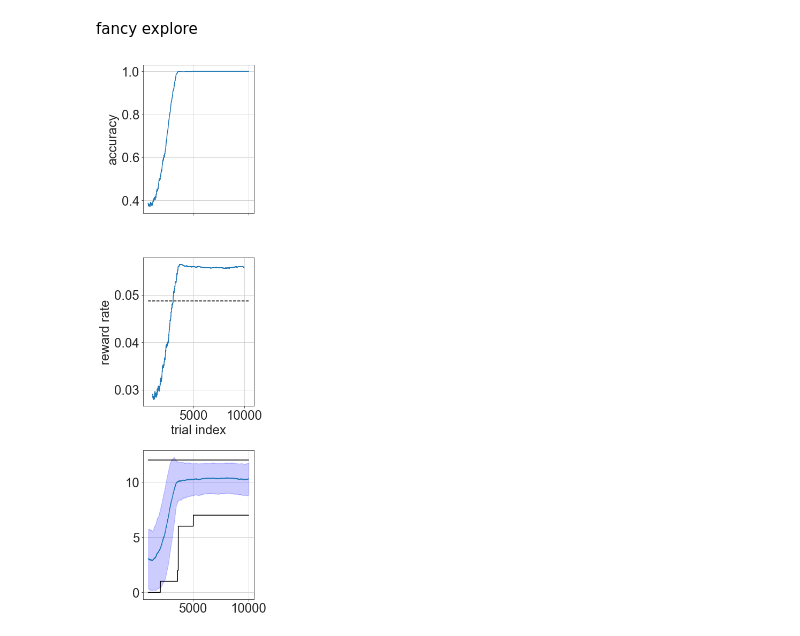
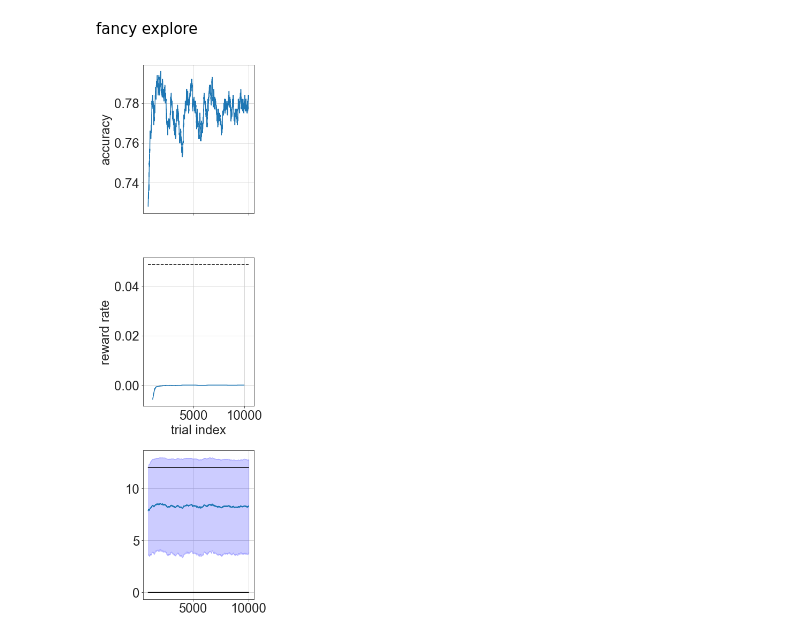
Before and after one commit to amimem/tokens_task, a Jupyter notebook: notebooks/tokens_task_analysis_RL_onerun.ipynb, the cells around one changed output. Cells and saved outputs as stored; diff of their text form; code cells hidden in the pictures.

```diff
--- a/notebooks/tokens_task_analysis_RL_onerun.ipynb
+++ b/notebooks/tokens_task_analysis_RL_onerun.ipynb
@@ -24,43 +24,43 @@ from scipy.interpolate import griddata
 fancy explore
 # %%
 fig,ax=pl.subplots(3,1,figsize=(5,15))
-dataroot='../storage/tokens-v0_terminate_False_q-learning_seed0_20-04-27-23-03-02'
+dataroot='../storage/tokens-v0_terminate_False_q-learning_seed0_20-06-12-05-32-39'
 dataset_name = os.path.basename(dataroot)
 T=11
 
-gamma=1/4
+gamma=3/4
 
 df_sarsa=pd.read_csv(dataroot+'/log.csv',sep=',')
 df_sarsa.trajectory=df_sarsa.trajectory.apply(lambda row: np.asarray([int(x) for x in row[1:-1].split(', ')])) # tarjectory is string, turn it to numpy array
 df_sarsa.rename(columns={'trajectory':'seq'},inplace=True)
 df_sarsa.rename(columns={'choice_made':'nChoiceMade'},inplace=True)
 df_sarsa.rename(columns={'correct_choice':'nCorrectChoice'},inplace=True)
 df_sarsa.rename(columns={'decision_time':'tDecision'},inplace=True)
 df_sarsa_copy = df_sarsa.copy()
 df_sarsa.seq=df_sarsa.seq.apply(lambda row: np.diff(row)) # difference between consecutive elements, show we went left or right at each timestep
 df_sarsa['reward']=(df_sarsa.nChoiceMade==df_sarsa.nCorrectChoice)
-df_sarsa['reward_rate']=df_sarsa['reward']/(df_sarsa.tDecision+gamma*(T-df_sarsa.tDecision)+7.5)
+df_sarsa['reward_rate']=df_sarsa['reward_received']/(df_sarsa.tDecision+gamma*(T-df_sarsa.tDecision)+7.5)
 # df_sarsa['reward_rate']=df_sarsa['reward_received']
 df_sarsa.reward.rolling(window=1000).mean().plot.line(ax=ax[0])
 df_sarsa.reward_rate.rolling(window=1000).mean().plot.line(ax=ax[1])
 ax[1].plot(ax[1].get_xlim(),[(1/2)/(T/4+7.5)]*2,'k--')
 df_sarsa.tDecision.rolling(window=1000).mean().plot.line(ax=ax[2])
 me=df_sarsa.tDecision.rolling(window=1000).mean()
 std=df_sarsa.tDecision.rolling(window=1000).std()
 maxval=df_sarsa.tDecision.rolling(window=1000).max()
 minval=df_sarsa.tDecision.rolling(window=1000).min()
 ax[2].fill_between(range(len(me)), me - std, me + std,color='b', alpha=0.2)
 ax[2].plot(minval,'k-')
 ax[2].plot(maxval,'k-')
 ax[0].set_xticklabels([])
 # ax[1].plot([0,100000], 0.03724601256317603*np.ones((2,)),'k--')
 # ax[0].plot([0,100000], 0.74*np.ones((2,)),'k--')
 ax[1].set_xlabel('trial index')
 ax[0].set_ylabel('accuracy')
 ax[1].set_ylabel('reward rate')
 fig.tight_layout()
 fig.savefig('Info_'+dataset_name+'.pdf', transparent=True,bbox_inches="tight",dpi=300)
 # %% [output]
-[figure, old version]
+[figure, new version]
 # %%
 # df_sarsa.loc[df_sarsa.tDecision == 0].tDecision = T
```
Also changed, not shown: parts of 11 cells of this notebook.
